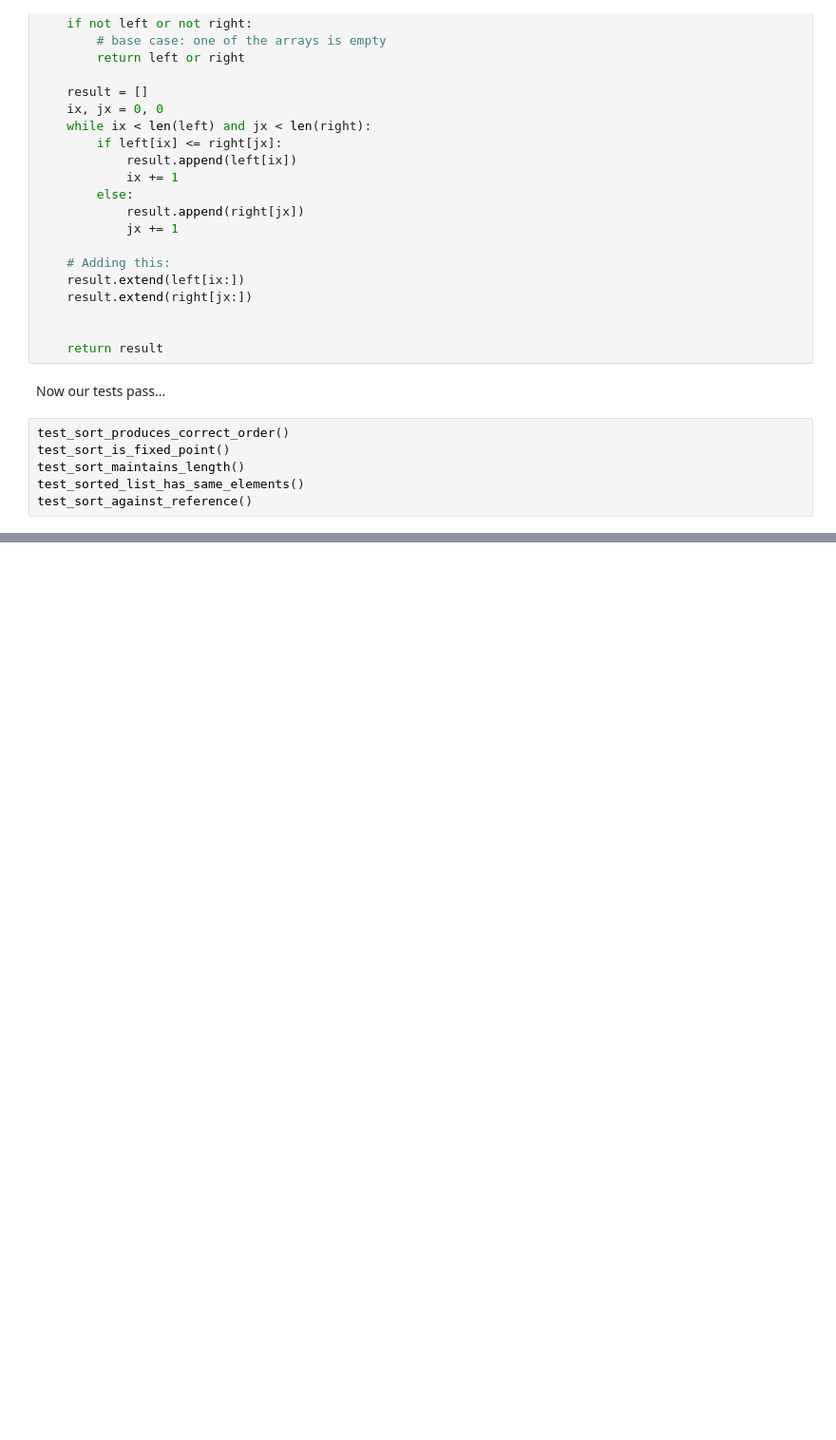
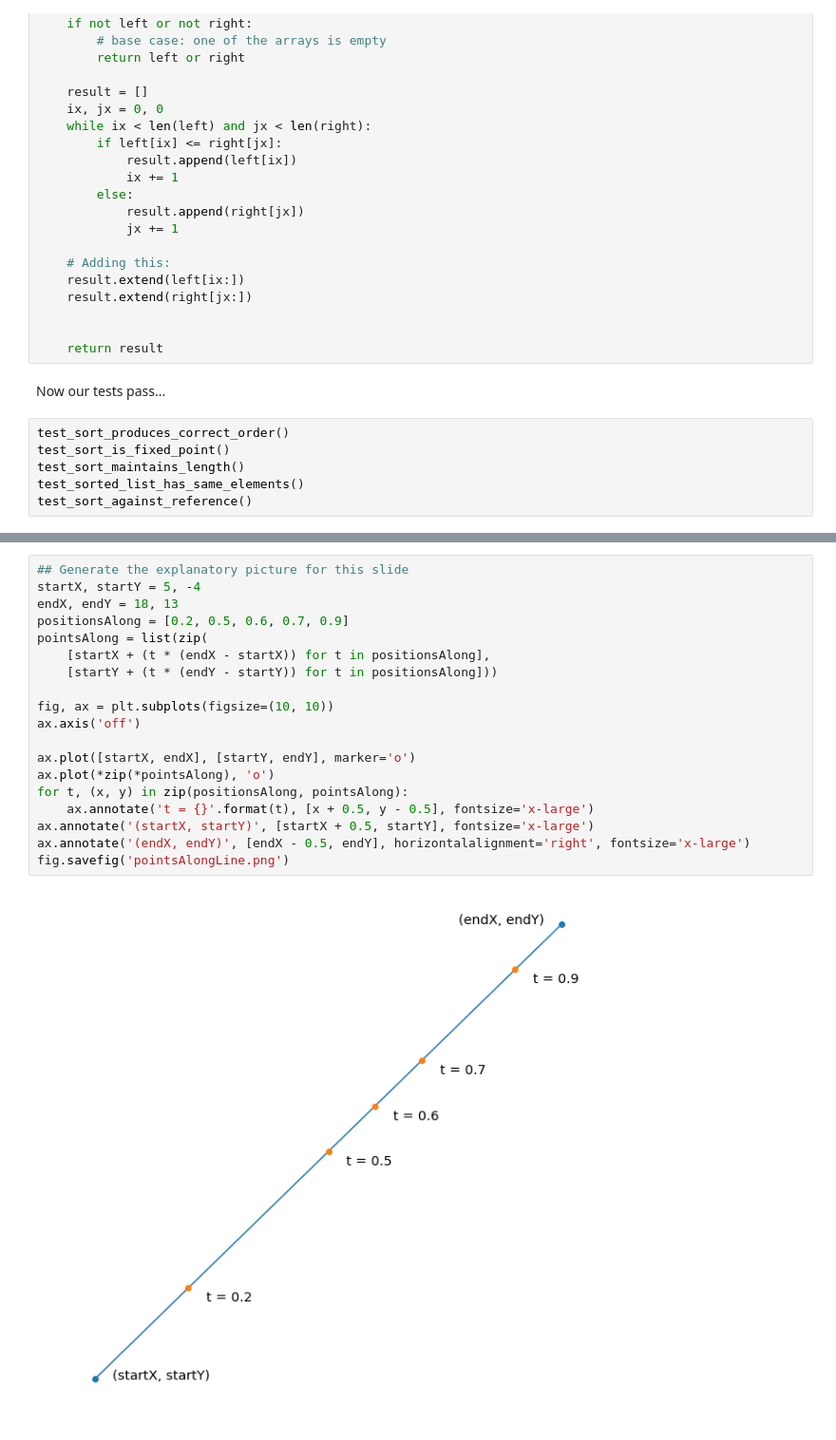
Before and after one commit to bgschiller/property-based-testing-talk, a Jupyter notebook: property-based-testing.ipynb, the cells around one changed output, grey strips where cells are left out. Shown at 95% size. Cells and saved outputs as stored; diff of their text form; blank space fills up the shorter version.

```diff
--- a/property-based-testing.ipynb
+++ b/property-based-testing.ipynb
@@ -490,0 +570,21 @@ What's wrong with just `import random` or `Math.random()`?
+# %%
+## Generate the explanatory picture for this slide
+startX, startY = 5, -4
+endX, endY = 18, 13
+positionsAlong = [0.2, 0.5, 0.6, 0.7, 0.9]
+pointsAlong = list(zip(
+    [startX + (t * (endX - startX)) for t in positionsAlong],
+    [startY + (t * (endY - startY)) for t in positionsAlong]))
+
+fig, ax = plt.subplots(figsize=(10, 10))
+ax.axis('off')
+
+ax.plot([startX, endX], [startY, endY], marker='o')
+ax.plot(*zip(*pointsAlong), 'o')
+for t, (x, y) in zip(positionsAlong, pointsAlong):
+    ax.annotate('t = {}'.format(t), [x + 0.5, y - 0.5], fontsize='x-large')
+ax.annotate('(startX, startY)', [startX + 0.5, startY], fontsize='x-large')
+ax.annotate('(endX, endY)', [endX - 0.5, endY], horizontalalignment='right', fontsize='x-large')
+fig.savefig('pointsAlongLine.png')
+# %% [output]
+[figure, added]
```
Also changed, not shown: parts of 36 cells of this notebook, 1 other file.
